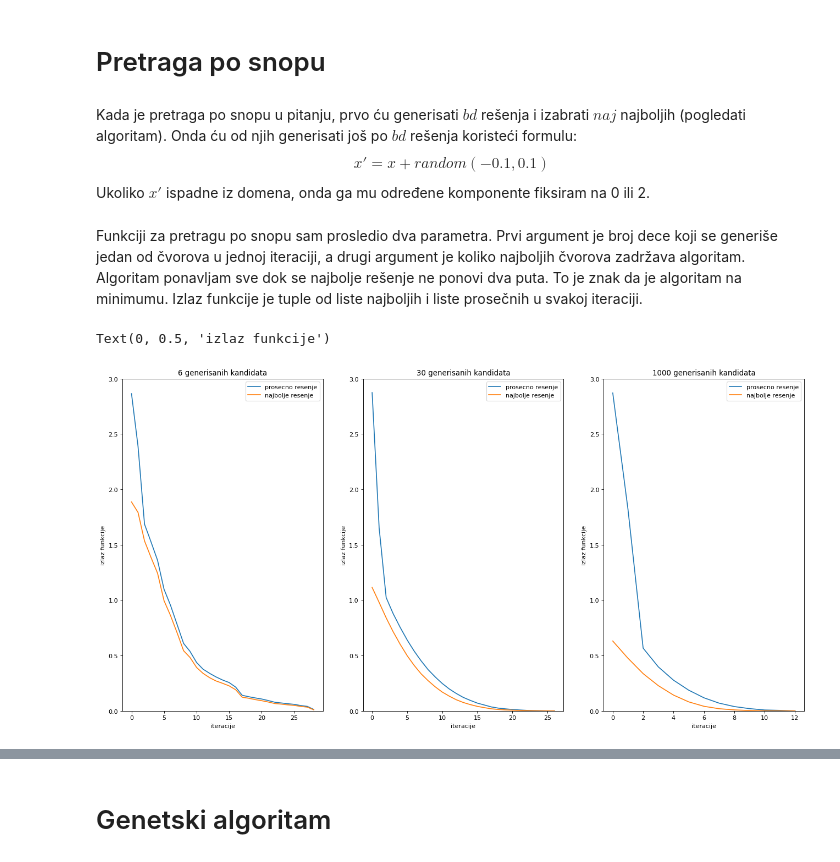
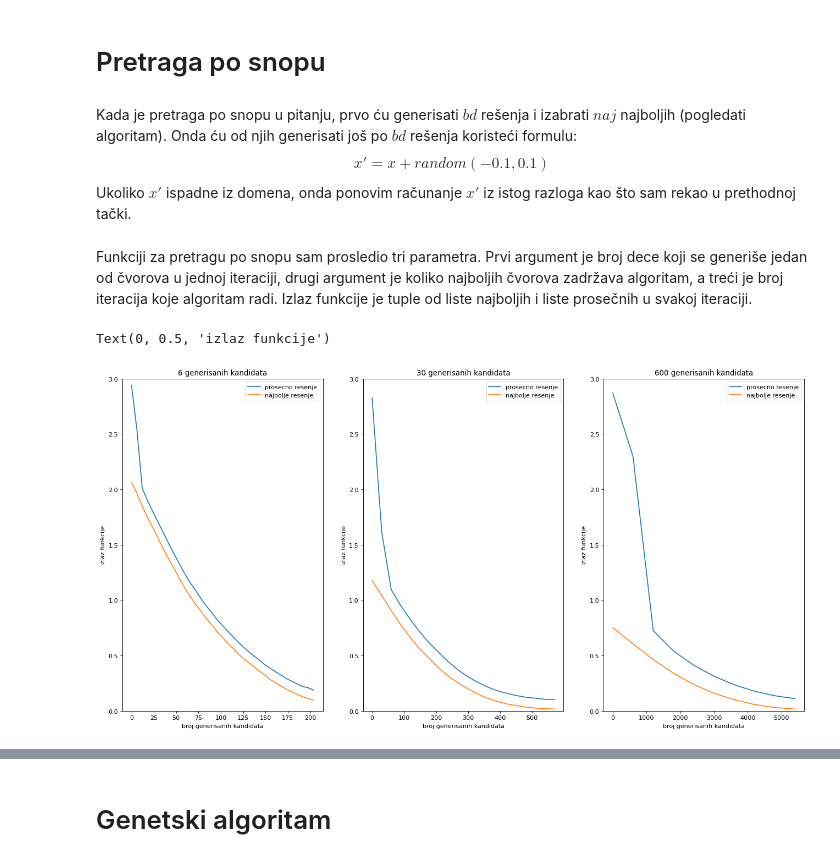
Before and after one commit to mmacura9/VI_domaci1, a Jupyter notebook: domaci1.ipynb, the cells around one changed output, grey strips where cells are left out. Saved outputs shown, nothing was run; the diff lists cells and outputs as text; code cells hidden in the pictures.

```diff
--- a/domaci1.ipynb
+++ b/domaci1.ipynb
@@ -77,10 +77,11 @@ def sk(x: np.array, T: np.array, Mk: int) -> tuple:
     k = 0
     while k<=T.size and T[k]!=0:
         for m in range(Mk):
-            razlika = (np.random.rand(1, 3)[0]- 0.5)
+            razlika = (np.random.rand(1, 3)[0]*0.6- 0.3)
             x1 = x + razlika
-            x1[x1<0] = 0
-            x1[x1>2] = 2
+            while np.any(x1>2) or np.any(x1<0):
+                razlika = (np.random.rand(1, 3)[0]*0.6- 0.3)
+                x1 = x + razlika
             delta = func(x1) - func(x)
             if func(x1) < func(output):
                 output = x1
@@ -103,7 +104,7 @@ T2 = np.arange(21)/10
 T2 = np.flip(T2)
 
 T3 = np.array([2, 1.5, 1, 0.5, 0])
-M = 10
+M = 20
 foutput1 = np.zeros((T1.size-1)*M)
 foutput2 = np.zeros((T2.size-1)*M)
 foutput3 = np.zeros((T3.size-1)*M)
@@ -194,5 +195,5 @@ Ovi grafici predstavljaju promenu temperature kroz iteracije za sva tri slučaja
 # %% [markdown]
 Kada je pretraga po snopu u pitanju, prvo ću generisati $bd$ rešenja i izabrati $naj$ najboljih (pogledati algoritam). Onda ću od njih generisati još po $bd$ rešenja koristeći formulu:
 $$ x' = x + random(-0.1, 0.1)$$
-Ukoliko $x'$ ispadne iz domena, onda ga mu određene komponente fiksiram na 0 ili 2.
+Ukoliko $x'$ ispadne iz domena, onda ponovim računanje $x'$ iz istog razloga kao što sam rekao u prethodnoj tački.
 # %%
@@ -246,85 +257,70 @@ def pps(bd: int, naj: int) -> tuple:
 # %% [markdown]
-Funkciji za pretragu po snopu sam prosledio dva parametra. Prvi argument je broj dece koji se generiše jedan od čvorova u jednoj iteraciji, a drugi argument je koliko najboljih čvorova zadržava algoritam. Algoritam ponavljam sve dok se najbolje rešenje ne ponovi dva puta. To je znak da je algoritam na minimumu. Izlaz funkcije je tuple od liste najboljih i liste prosečnih u svakoj iteraciji.
+Funkciji za pretragu po snopu sam prosledio tri parametra. Prvi argument je broj dece koji se generiše jedan od čvorova u jednoj iteraciji, drugi argument je koliko najboljih čvorova zadržava algoritam, a treći je broj iteracija koje algoritam radi. Izlaz funkcije je tuple od liste najboljih i liste prosečnih u svakoj iteraciji.
 # %%
 najbolji = np.array([])
 prosecni = np.array([])
 for i in range(100):
-    l_n, pr = pps(3, 2)
+    l_n, pr = pps(3, 2, 35)
     if najbolji.size == 0:
-        najbolji = np.array(l_n)
-        prosecni = np.array(pr)
+        najbolji = l_n
+        prosecni = pr
     else:
-        if najbolji.size < len(l_n):
-            while najbolji.size != len(l_n):
-                najbolji = np.append(najbolji, 0)
-                prosecni = np.append(prosecni, 0)
-        for j in range(len(l_n)):
-            najbolji[j] = najbolji[j]+l_n[j]
-            prosecni[j] = prosecni[j]+pr[j]
+        najbolji = najbolji + l_n
+        prosecni = prosecni + pr
 najbolji = najbolji/100
 prosecni = prosecni/100
 
 fig, ax = plt.subplots(1, 3, figsize=(20,10), dpi=80);
-t1 = np.arange(najbolji.size)
+t1 = np.arange(najbolji.size)*6
 ax[0].plot(t1, prosecni, t1, najbolji)
 ax[0].set_title('6 generisanih kandidata')
 ax[0].legend(['prosecno resenje', 'najbolje resenje'])
 ax[0].set_ylim(0, 3)
-ax[0].set_xlabel('iteracije')
+ax[0].set_xlabel('broj generisanih kandidata')
 ax[0].set_ylabel('izlaz funkcije')
 
 najbolji = np.array([])
 prosecni = np.array([])
 for i in range(100):
-    l_n, pr = pps(10, 3)
+    l_n, pr = pps(10, 3, 20)
     if najbolji.size == 0:
-        najbolji = np.array(l_n)
-        prosecni = np.array(pr)
+        najbolji = l_n
+        prosecni = pr
     else:
-        if najbolji.size < len(l_n):
-            while najbolji.size != len(l_n):
-                najbolji = np.append(najbolji, 0)
-                prosecni = np.append(prosecni, 0)
-        for j in range(len(l_n)):
-            najbolji[j] = najbolji[j]+l_n[j]
-            prosecni[j] = prosecni[j]+pr[j]
+        najbolji = najbolji + l_n
+        prosecni = prosecni + pr
 najbolji = najbolji/100
 prosecni = prosecni/100
 
-t1 = np.arange(najbolji.size)
+t1 = np.arange(najbolji.size)*30
 ax[1].plot(t1, prosecni, t1, najbolji)
 ax[1].set_title('30 generisanih kandidata')
 ax[1].legend(['prosecno resenje', 'najbolje resenje'])
 ax[1].set_ylim(0, 3)
-ax[1].set_xlabel('iteracije')
+ax[1].set_xlabel('broj generisanih kandidata')
 ax[1].set_ylabel('izlaz funkcije')
 
 najbolji = np.array([])
 prosecni = np.array([])
 for i in range(100):
-    l_n, pr = pps(50, 20)
+    l_n, pr = pps(30, 20, 10)
     if najbolji.size == 0:
-        najbolji = np.array(l_n)
-        prosecni = np.array(pr)
+        najbolji = l_n
+        prosecni = pr
     else:
-        if najbolji.size < len(l_n):
-            while najbolji.size != len(l_n):
-                najbolji = np.append(najbolji, 0)
-                prosecni = np.append(prosecni, 0)
-        for j in range(len(l_n)):
-            najbolji[j] = najbolji[j]+l_n[j]
-            prosecni[j] = prosecni[j]+pr[j]
+        najbolji = najbolji + l_n
+        prosecni = prosecni + pr
 najbolji = najbolji/100
 prosecni = prosecni/100
 
-t1 = np.arange(najbolji.size)
+t1 = np.arange(najbolji.size)*600
 ax[2].plot(t1, prosecni, t1, najbolji)
-ax[2].set_title('1000 generisanih kandidata')
+ax[2].set_title('600 generisanih kandidata')
 ax[2].legend(['prosecno resenje', 'najbolje resenje'])
 ax[2].set_ylim(0, 3)
-ax[2].set_xlabel('iteracije')
+ax[2].set_xlabel('broj generisanih kandidata')
 ax[2].set_ylabel('izlaz funkcije')
 # %% [output]
 Text(0, 0.5, 'izlaz funkcije')
-[figure, old version]
+[figure, new version]
 # %% [markdown]
```
Also changed, not shown: parts of 15 cells of this notebook, 2 other files.
